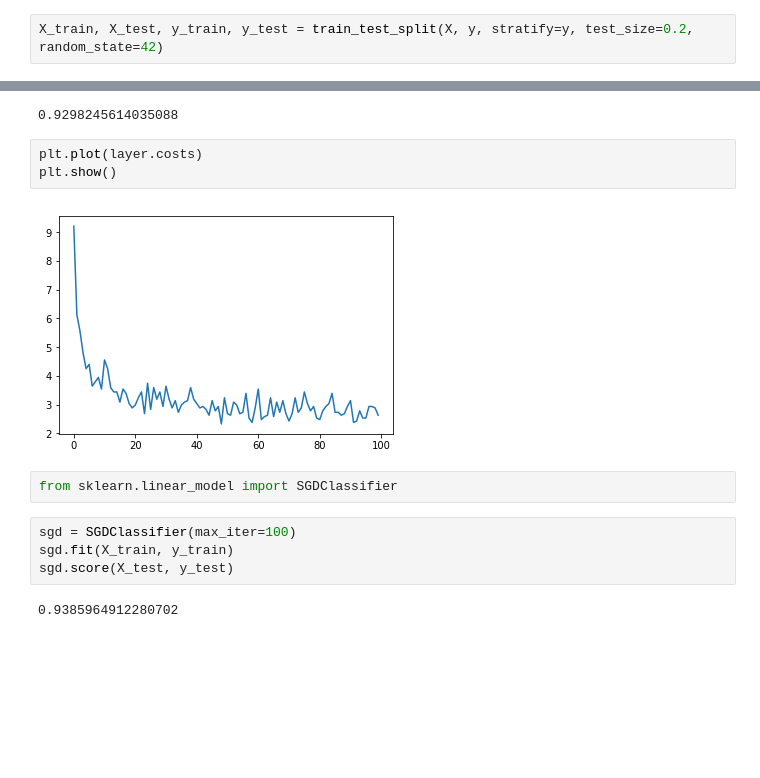
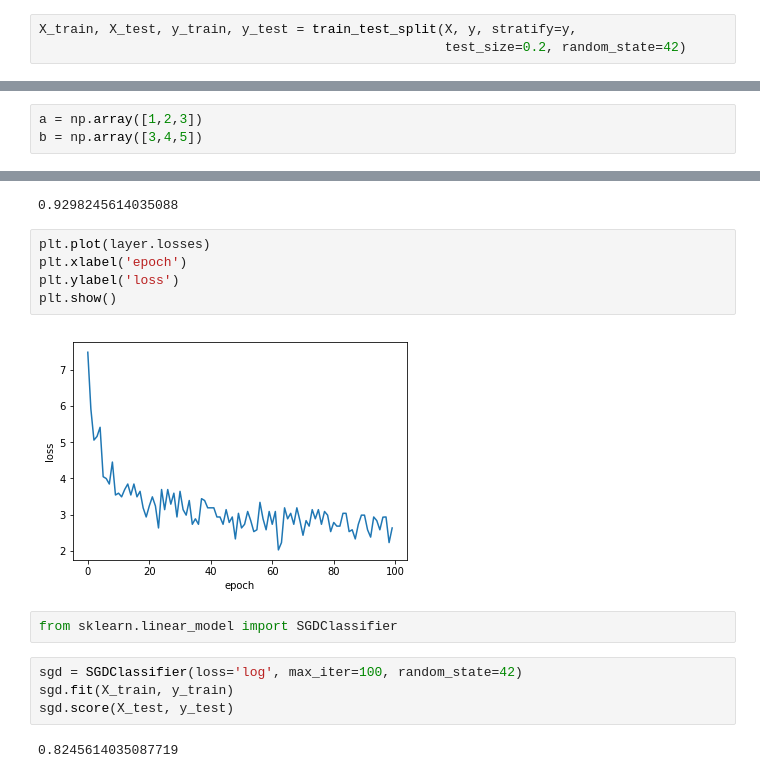
Before and after one commit to rickiepark/do-it-dl, a Jupyter notebook: Ch04.ipynb, the cells around one changed output, grey strips where cells are left out. Drawn from its saved outputs; the diff is of its cells as text; blank space fills up the shorter version.

```diff
--- a/Ch04.ipynb
+++ b/Ch04.ipynb
@@ -77,7 +76,8 @@ plt.show()
 # %%
 from sklearn.model_selection import train_test_split
 # %%
-X_train, X_test, y_train, y_test = train_test_split(X, y, stratify=y, test_size=0.2, random_state=42)
+X_train, X_test, y_train, y_test = train_test_split(X, y, stratify=y,
+                                                    test_size=0.2, random_state=42)
 # %%
 print(X_train.shape, X_test.shape)
 # %% [output]
@@ -126 +125,4 @@ class LogisticNeuron:
         return a >= 0.5
+# %%
+a = np.array([1,2,3])
+b = np.array([3,4,5])
@@ -188,18 +216,20 @@ layer.score(X_test, y_test)
 # %% [output]
 0.9298245614035088
 # %%
-plt.plot(layer.costs)
+plt.plot(layer.losses)
+plt.xlabel('epoch')
+plt.ylabel('loss')
 plt.show()
 # %% [output]
-[figure, old version]
+[figure, new version]
 # %%
 from sklearn.linear_model import SGDClassifier
 # %%
-sgd = SGDClassifier(max_iter=100)
+sgd = SGDClassifier(loss='log', max_iter=100, random_state=42)
 sgd.fit(X_train, y_train)
 sgd.score(X_test, y_test)
 # %% [output]
-0.9385964912280702
+0.8245614035087719
 # %%
 sgd.predict(X_test[0:10])
 # %% [output]
```
Also changed, not shown: parts of 11 cells of this notebook, 1 other file.
